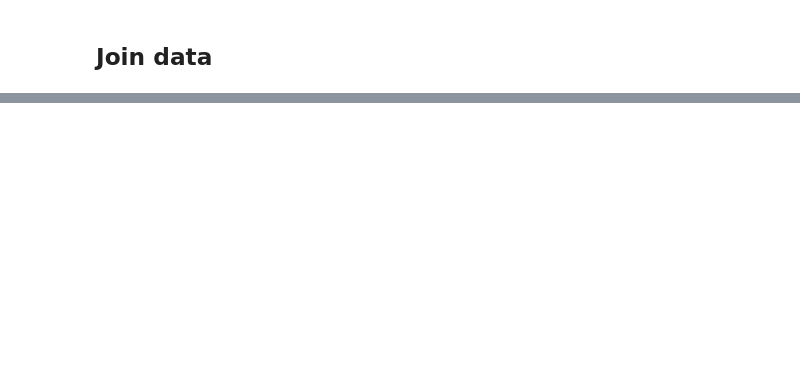
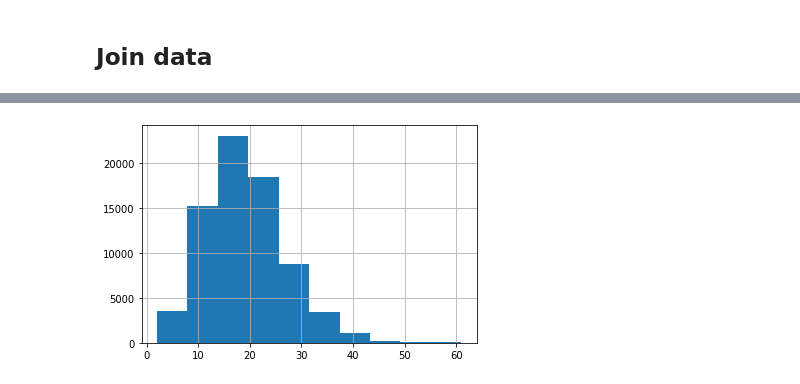
Before and after one commit to lcesaratto/Kaggle-HomeDepot, a Jupyter notebook: 1-EDA & Feature Engineering.ipynb, the cells around one changed output, grey strips where cells are left out. Drawn from its saved outputs; the diff is of its cells as text; code cells hidden in the pictures; blank space fills up the shorter version.

Commit message:
finished data preprocessing

```diff
--- a/1-EDA & Feature Engineering.ipynb
+++ b/1-EDA & Feature Engineering.ipynb
@@ -145,5 +145,8 @@ attributes.head(3)
 | 0 |  |  |  |  |  |  |  | ... |
 | 100001 | Simpson Strong-Tie | Stronger than angled nailing or s... | Help ensure joints are consistent... | Dimensions: 3 in. x 3 in. x 1-1/2... | Versatile connector for various 9... | 3 | Made from 12-Gauge steel | ... |
 | 100002 | BEHR Premium Textured DeckOver | 100% acrylic solid color coating | Resists cracking and peeling and ... | Provides a durable, mildew resist... | Revives wood and composite decks,... |  | Covers up to 75 sq. ft. in 2 coat... | ... |
+# %%
+attributes = attributes.iloc[1:]
+attributes = attributes.reset_index()
 # %% [markdown]
 ## Join data
@@ -151,0 +153,4 @@ pd.concat([train, attributes, product_descriptions], axis=1)
+# %%
+product_descriptions_with_attributes = pd.merge(product_descriptions , attributes , how='outer', on=['product_uid'])
+product_descriptions_with_attributes.to_csv('data/product_descriptions_with_attributes.csv',index=False)
+train = pd.merge(train , product_descriptions_with_attributes , how='left', on=['product_uid'])
@@ -151,0 +159,28 @@ pd.concat([train, attributes, product_descriptions], axis=1)
+# %%
+def clean_str(string):
+    import re
+    """
+    Tokenization/string cleaning for datasets.
+    Original taken from https://github.com/yoonkim/CNN_sentence/blob/master/process_data.py
+    """
+    #string = re.sub(r"[^A-Za-z0-9(),!?\'\`]", " ", string)
+    string = re.sub(r"[^A-Za-z0-9/.(),!?\'\`]", " ", string)
+    string = re.sub(r"\'s", " \'s", string)
+    string = re.sub(r"\'ve", " \'ve", string)
+    string = re.sub(r"n\'t", " n\'t", string)
+    string = re.sub(r"\'re", " \'re", string)
+    string = re.sub(r"\'d", " \'d", string)
+    string = re.sub(r"\'ll", " \'ll", string)
+    string = re.sub(r",", " , ", string)
+    string = re.sub(r"!", " ! ", string)
+    string = re.sub(r"\(", " \( ", string)
+    string = re.sub(r"\)", " \) ", string)
+    string = re.sub(r"\?", " \? ", string)
+    string = re.sub(r"\s{2,}", " ", string)
+    #string = ''.join([i for i in string if not i.isdigit()])
+    return string.strip().lower()
+
+for column in train.columns:
+  if column == 'relevance':
+    continue
+  train[column] = train[column].map(lambda x:clean_str(str(x)))
@@ -151,0 +213,8 @@ pd.concat([train, attributes, product_descriptions], axis=1)
+# %%
+import matplotlib.pyplot as plt
+from matplotlib.pyplot import hist
+
+train['search_term'].str.len().hist(bins=10)
+plt.show()
+# %% [output]
+[figure, added]
```
Also changed, not shown: parts of 20 cells of this notebook, 1 other file.
